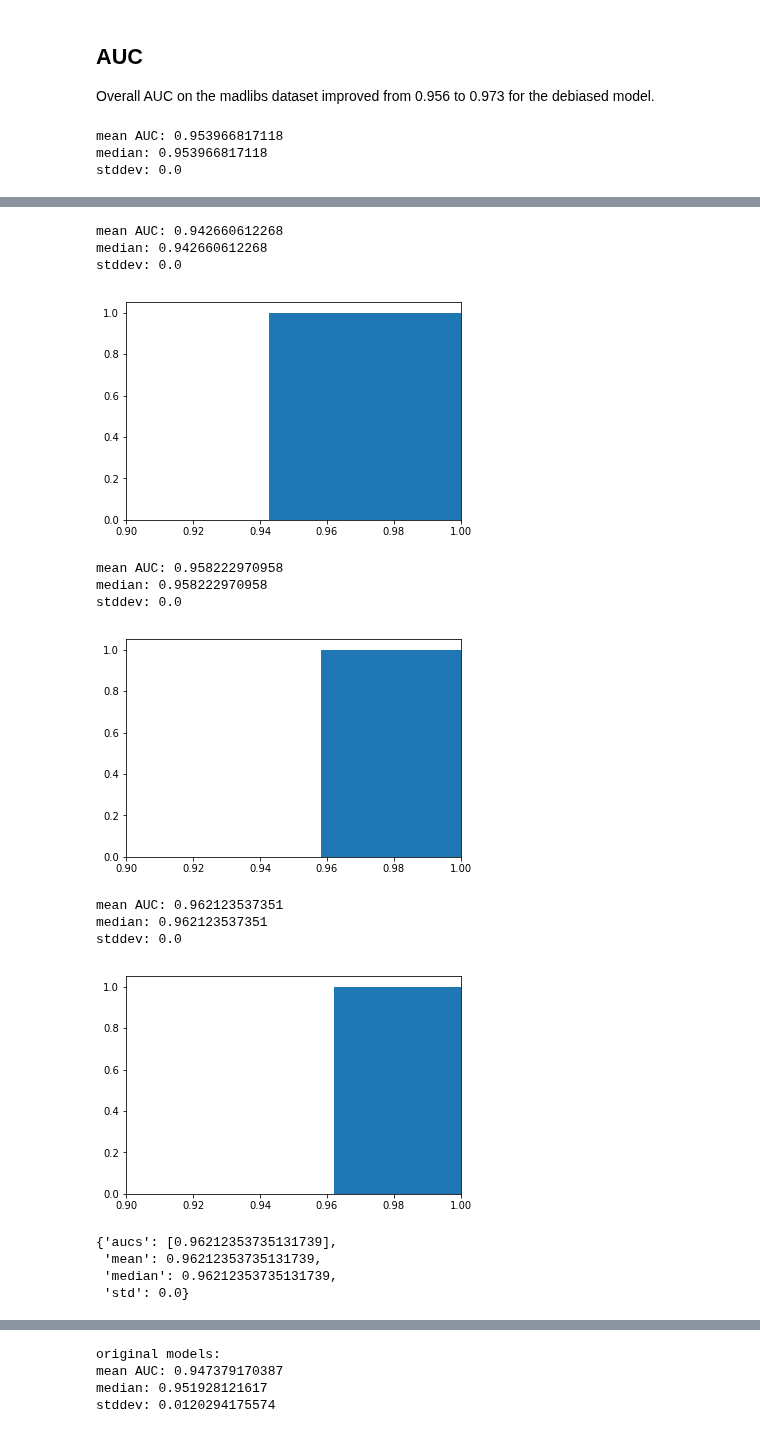
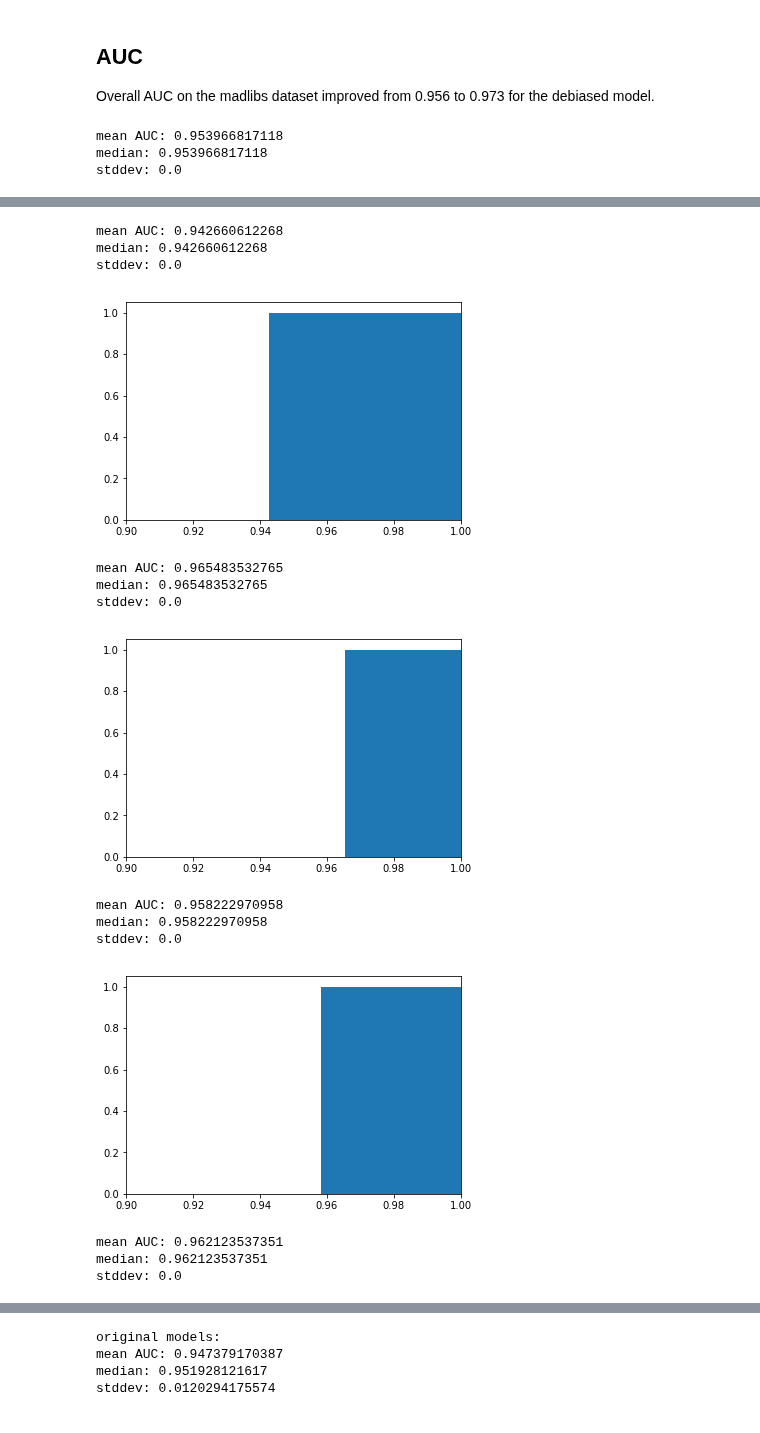
Before and after one commit to conversationai/unintended-ml-bias-analysis, a Jupyter notebook: src/Attention Model bias analysis.ipynb, the cells around one changed output, grey strips where cells are left out. Drawn from its saved outputs; the diff is of its cells as text; code cells hidden in the pictures.

```diff
--- a/src/Attention Model bias analysis.ipynb
+++ b/src/Attention Model bias analysis.ipynb
@@ -120,28 +122,28 @@ Overall AUC on the madlibs dataset improved from 0.956 to 0.973 for the debiased
 # %%
 model_bias_analysis.plot_model_family_auc(madlibs,['wiki_cnn_v3_102'], 'label')
 model_bias_analysis.plot_model_family_auc(madlibs,['wiki_debias_random_cnn_v3_102'], 'label')
+model_bias_analysis.plot_model_family_auc(madlibs,['wiki_debias_cnn_v3_102'], 'label')
 
 model_bias_analysis.plot_model_family_auc(madlibs,['cnn_attention_wiki_tox_v2_102'], 'label')
 
 model_bias_analysis.plot_model_family_auc(madlibs,['cnn_attention_debias_tox_v2_102'], 'label')
 # %% [output]
 mean AUC: 0.953966817118
 median: 0.953966817118
 stddev: 0.0
 [figure]
 mean AUC: 0.942660612268
 median: 0.942660612268
 stddev: 0.0
 [figure]
-mean AUC: 0.958222970958
-median: 0.958222970958
+mean AUC: 0.965483532765
+median: 0.965483532765
 stddev: 0.0
-[figure, old version]
+[figure, new version]
-mean AUC: 0.962123537351
-median: 0.962123537351
+mean AUC: 0.958222970958
+median: 0.958222970958
 stddev: 0.0
-[figure, old version]
+[figure, new version]
-{'aucs': [0.96212353735131739],
- 'mean': 0.96212353735131739,
- 'median': 0.96212353735131739,
- 'std': 0.0}
+mean AUC: 0.962123537351
+median: 0.962123537351
+stddev: 0.0
```
Also changed, not shown: parts of 4 cells of this notebook, 7 other files.
